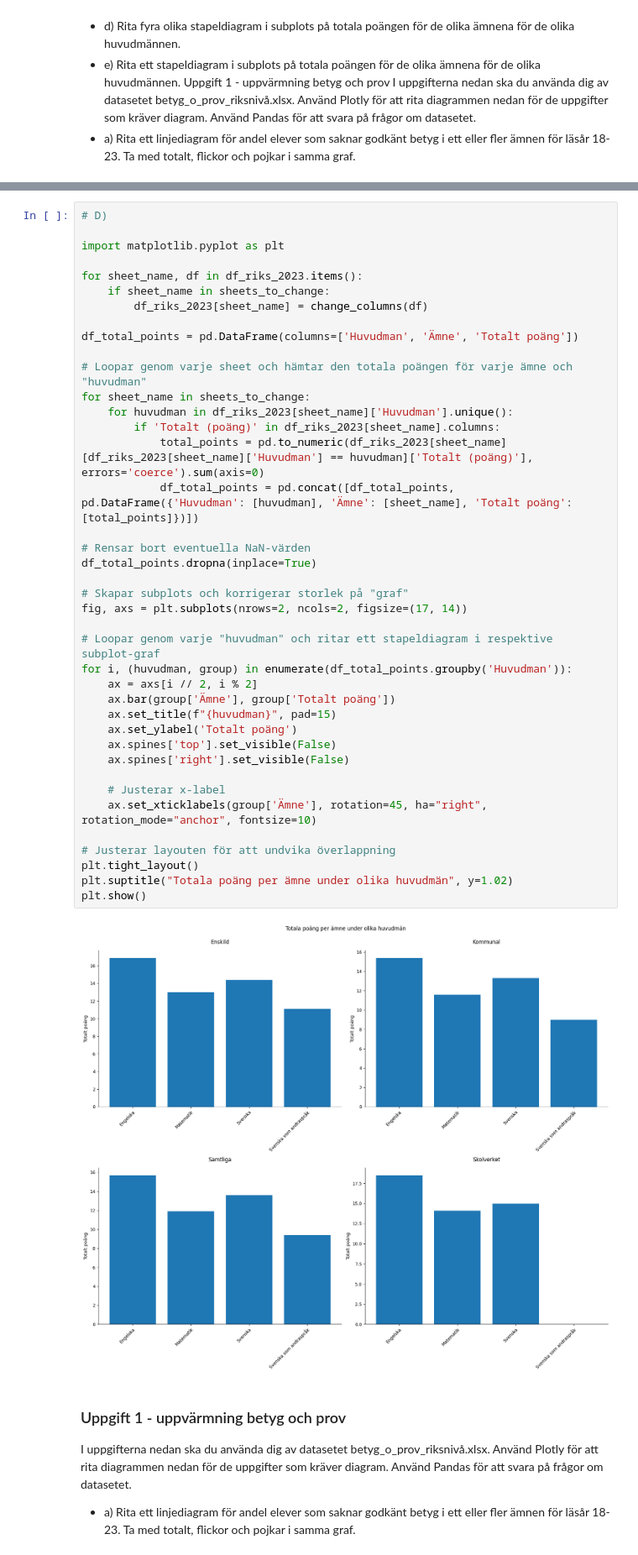
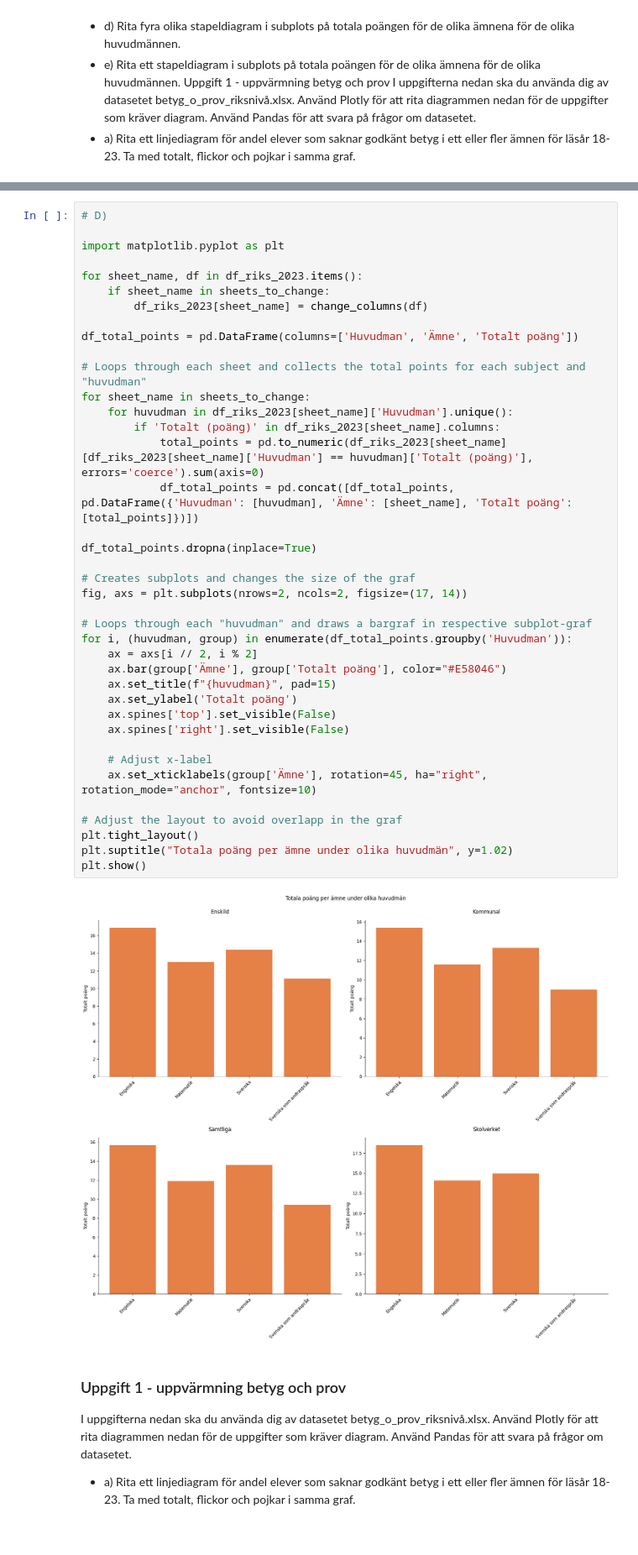
Before and after one commit to SandraAnder/Python-Sandra-Andersson-OPA23, a Jupyter notebook: Labb2/Laboration2_.ipynb, the cells around one changed output, grey strips where cells are left out. Shown at 84% size. Saved outputs shown, nothing was run; the diff lists cells and outputs as text.

```diff
--- a/Labb2/Laboration2_.ipynb
+++ b/Labb2/Laboration2_.ipynb
@@ -136,41 +137,40 @@ import matplotlib.pyplot as plt
 
 for sheet_name, df in df_riks_2023.items():
     if sheet_name in sheets_to_change:
         df_riks_2023[sheet_name] = change_columns(df)
 
 df_total_points = pd.DataFrame(columns=['Huvudman', 'Ämne', 'Totalt poäng'])
 
-# Loopar genom varje sheet och hämtar den totala poängen för varje ämne och "huvudman"
+# Loops through each sheet and collects the total points for each subject and "huvudman"
 for sheet_name in sheets_to_change:
     for huvudman in df_riks_2023[sheet_name]['Huvudman'].unique():
         if 'Totalt (poäng)' in df_riks_2023[sheet_name].columns:
             total_points = pd.to_numeric(df_riks_2023[sheet_name][df_riks_2023[sheet_name]['Huvudman'] == huvudman]['Totalt (poäng)'], errors='coerce').sum(axis=0)
             df_total_points = pd.concat([df_total_points, pd.DataFrame({'Huvudman': [huvudman], 'Ämne': [sheet_name], 'Totalt poäng': [total_points]})])
 
-# Rensar bort eventuella NaN-värden
 df_total_points.dropna(inplace=True)
 
-# Skapar subplots och korrigerar storlek på "graf"
+# Creates subplots and changes the size of the graf
 fig, axs = plt.subplots(nrows=2, ncols=2, figsize=(17, 14))
 
-# Loopar genom varje "huvudman" och ritar ett stapeldiagram i respektive subplot-graf
+# Loops through each "huvudman" and draws a bargraf in respective subplot-graf
 for i, (huvudman, group) in enumerate(df_total_points.groupby('Huvudman')):
     ax = axs[i // 2, i % 2]
-    ax.bar(group['Ämne'], group['Totalt poäng'])
+    ax.bar(group['Ämne'], group['Totalt poäng'], color="#E58046")
     ax.set_title(f"{huvudman}", pad=15)
     ax.set_ylabel('Totalt poäng')
     ax.spines['top'].set_visible(False)
     ax.spines['right'].set_visible(False)
 
-    # Justerar x-label
+    # Adjust x-label
     ax.set_xticklabels(group['Ämne'], rotation=45, ha="right", rotation_mode="anchor", fontsize=10)
 
-# Justerar layouten för att undvika överlappning
+# Adjust the layout to avoid overlapp in the graf
 plt.tight_layout()
 plt.suptitle("Totala poäng per ämne under olika huvudmän", y=1.02)
 plt.show()
 # %% [output]
-[figure, old version]
+[figure, new version]
 # %% [markdown]
 ### Uppgift 1 - uppvärmning betyg och prov
 I uppgifterna nedan ska du använda dig av datasetet betyg_o_prov_riksnivå.xlsx. Använd Plotly för att rita diagrammen
```
Also changed, not shown: parts of 27 cells of this notebook, 1 other file.
